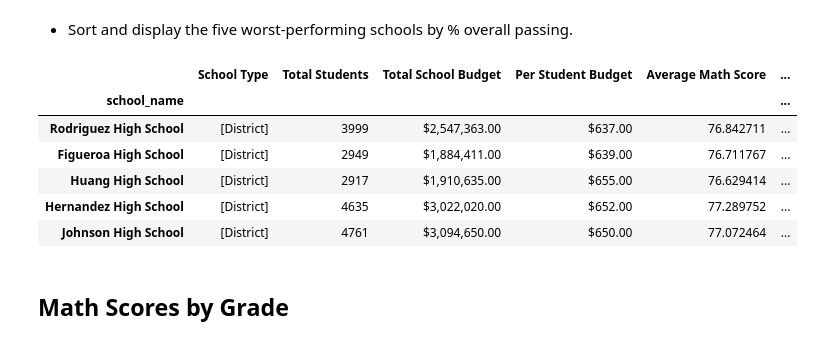
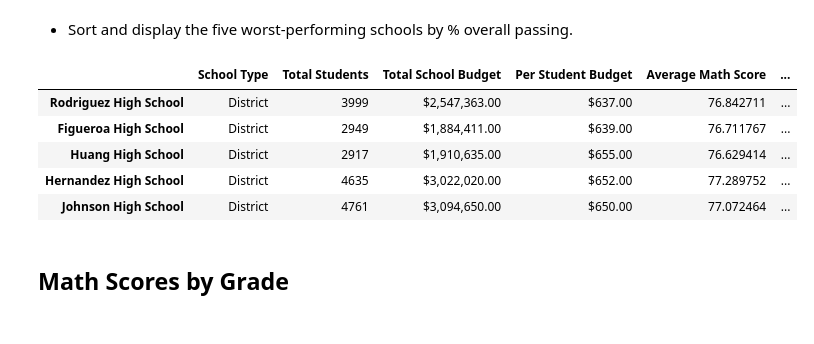
Before and after one commit to elsafig/pandas-challenge-repo, a Jupyter notebook: PyCitySchools/PyCitySchools.ipynb, the cells around one changed output. Saved outputs shown, nothing was run; the diff lists cells and outputs as text; code cells hidden in the pictures.

```diff
--- a/PyCitySchools/PyCitySchools.ipynb
+++ b/PyCitySchools/PyCitySchools.ipynb
@@ -239,18 +237,17 @@ top_schools.head()
 * Sort and display the five worst-performing schools by % overall passing.
 # %%
 #sort Data Frame by % Overall Passing in ascending order to find lowest percentages first
-bottom_schools = school_summary_df.sort_values(by='% Overall Passing')
+bottom_schools = output_school_summary_df.sort_values(by='% Overall Passing')
 
 #output
 bottom_schools.head()
 # %% [output]
 |  | School Type | Total Students | Total School Budget | Per Student Budget | Average Math Score | ... |
-| school_name |  |  |  |  |  | ... |
-| Rodriguez High School | [District] | 3999 | $2,547,363.00 | $637.00 | 76.842711 | ... |
-| Figueroa High School | [District] | 2949 | $1,884,411.00 | $639.00 | 76.711767 | ... |
-| Huang High School | [District] | 2917 | $1,910,635.00 | $655.00 | 76.629414 | ... |
-| Hernandez High School | [District] | 4635 | $3,022,020.00 | $652.00 | 77.289752 | ... |
-| Johnson High School | [District] | 4761 | $3,094,650.00 | $650.00 | 77.072464 | ... |
+| Rodriguez High School | District | 3999 | $2,547,363.00 | $637.00 | 76.842711 | ... |
+| Figueroa High School | District | 2949 | $1,884,411.00 | $639.00 | 76.711767 | ... |
+| Huang High School | District | 2917 | $1,910,635.00 | $655.00 | 76.629414 | ... |
+| Hernandez High School | District | 4635 | $3,022,020.00 | $652.00 | 77.289752 | ... |
+| Johnson High School | District | 4761 | $3,094,650.00 | $650.00 | 77.072464 | ... |
 # %% [markdown]
 ## Math Scores by Grade
 # %% [markdown]
```
Also changed, not shown: parts of 7 cells of this notebook.
